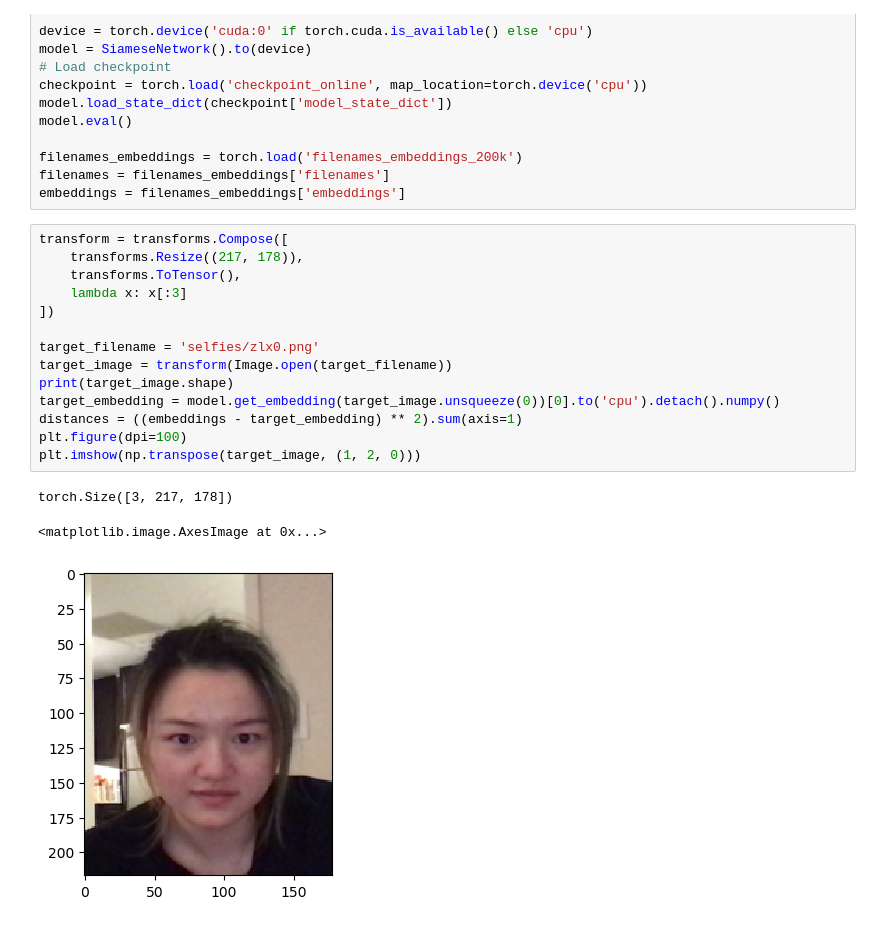
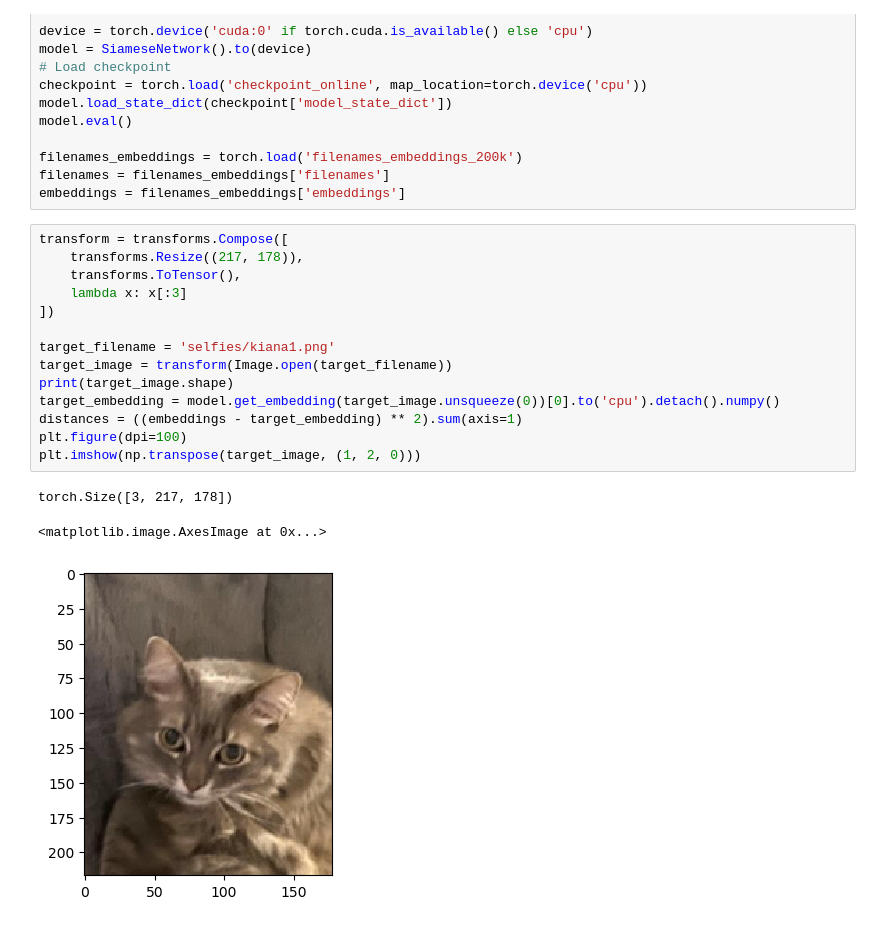
Before and after one commit to wzh0317/similar-face, a Jupyter notebook: Result.ipynb, the cells around one changed output. Cells and saved outputs as stored; diff of their text form.

```diff
--- a/Result.ipynb
+++ b/Result.ipynb
@@ -107,21 +107,21 @@ embeddings = filenames_embeddings['embeddings']
 # %%
 transform = transforms.Compose([
     transforms.Resize((217, 178)),
     transforms.ToTensor(),
     lambda x: x[:3]
 ])
 
-target_filename = 'selfies/zlx0.png'
+target_filename = 'selfies/kiana1.png'
 target_image = transform(Image.open(target_filename))
 print(target_image.shape)
 target_embedding = model.get_embedding(target_image.unsqueeze(0))[0].to('cpu').detach().numpy()
 distances = ((embeddings - target_embedding) ** 2).sum(axis=1)
 plt.figure(dpi=100)
 plt.imshow(np.transpose(target_image, (1, 2, 0)))
 # %% [output]
 torch.Size([3, 217, 178])
 <matplotlib.image.AxesImage at 0x...>
-[figure, old version]
+[figure, new version]
 # %%
 # find the k most similar faces
 k = 10
```
Also changed, not shown: parts of 1 cell of this notebook, 3 other files.
